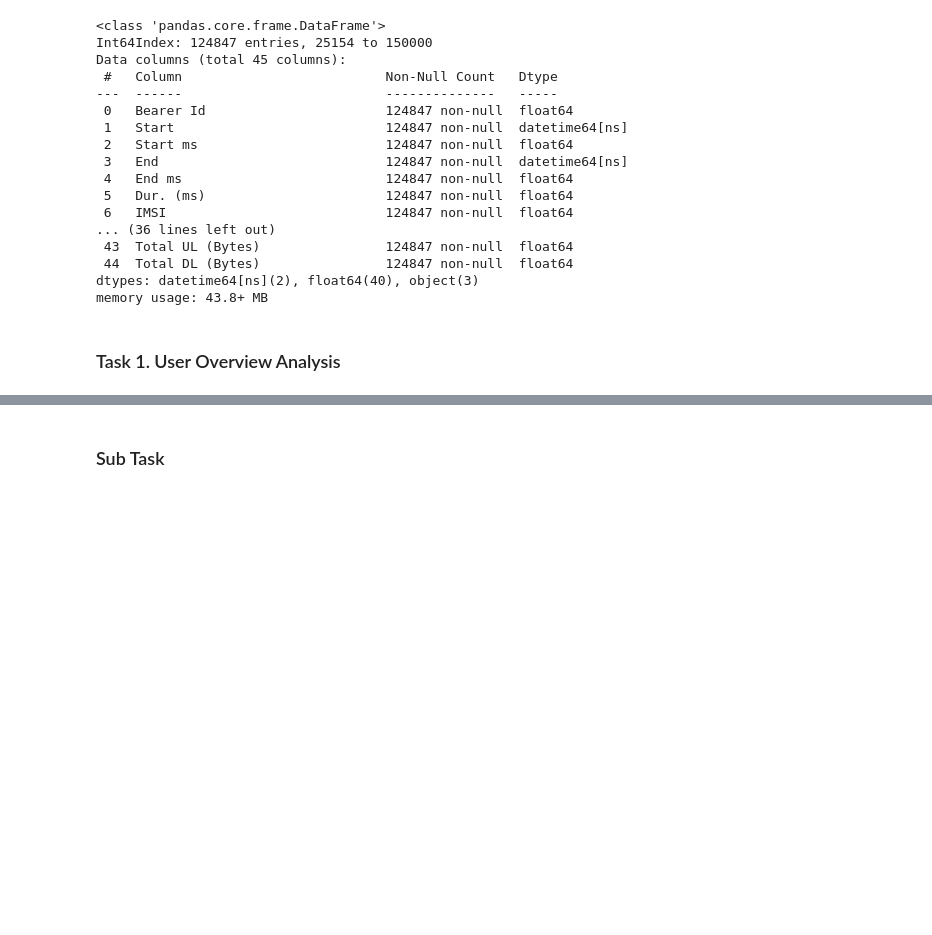
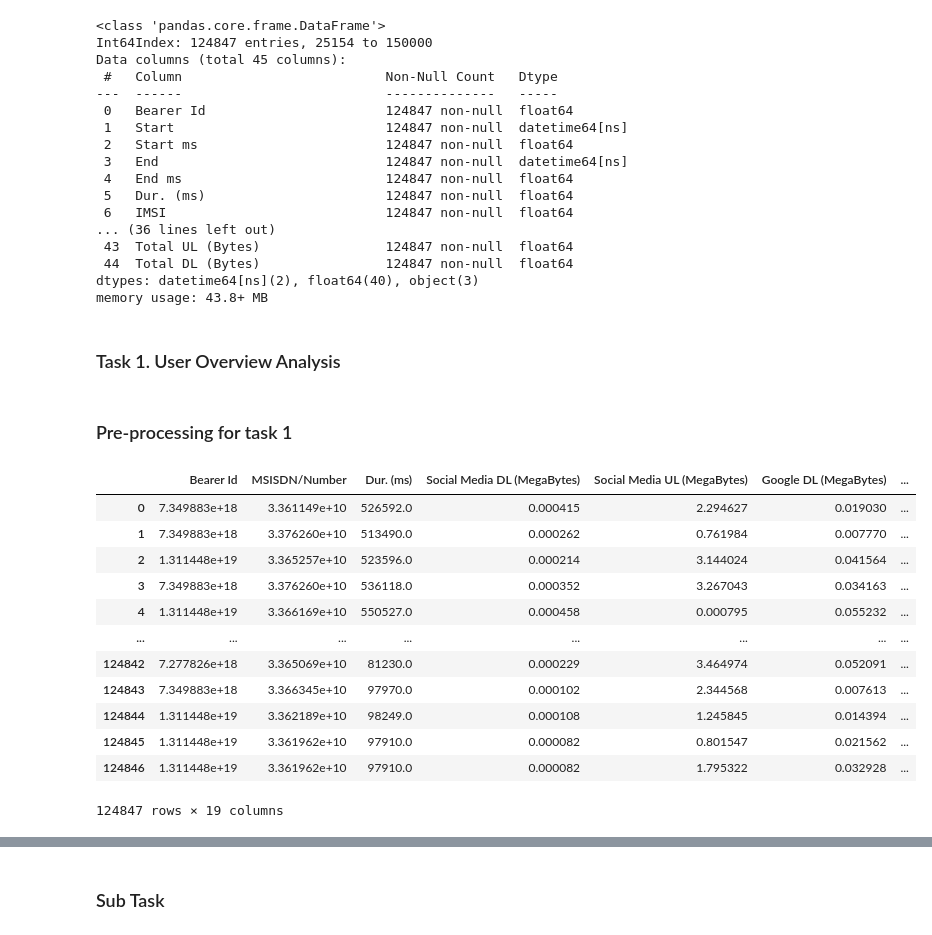
Before and after one commit to KutashiMA/Telecom_User_Analytics, a Jupyter notebook: User_Analytics.ipynb, the cells around one changed output, grey strips where cells are left out. Saved outputs shown, nothing was run; the diff lists cells and outputs as text; code cells hidden in the pictures; blank space fills up the shorter version.

Commit message:
completed task 1.1

```diff
--- a/User_Analytics.ipynb
+++ b/User_Analytics.ipynb
@@ -304,5 +304,7 @@ dtypes: datetime64[ns](2), float64(40), object(3)
 memory usage: 43.8+ MB
 # %%
 df_pp.reset_index(drop=True, inplace=True)
-# %% [markdown]
-### Task 1. User Overview Analysis
+# %% [markdown]
+### Task 1. User Overview Analysis
+# %% [markdown]
+### Pre-processing for task 1
@@ -308,0 +333,35 @@ df_pp.reset_index(drop=True, inplace=True)
+# %%
+lst = ['Bearer Id', 'MSISDN/Number', 'Dur. (ms)']
+lst2 = []
+
+n_df = pd.DataFrame()
+
+for i in lst:
+    n_df[i]= df_pp[i]
+
+for i in df_pp.columns[-16:]:
+    lst2.append(re.sub('Bytes', 'MegaBytes', i))
+
+count = -17
+for i in lst2:
+    n_df[i] = df_pp[df_pp.columns[count]]
+    count +=1
+
+for i in n_df.columns[3:]:
+    n_df[i]= convert_bytes_to_megabytes(n_df, i)
+
+n_df
+# %% [output]
+|  | Bearer Id | MSISDN/Number | Dur. (ms) | Social Media DL (MegaBytes) | Social Media UL (MegaBytes) | Google DL (MegaBytes) | ... |
+| 0 | 7.349883e+18 | 3.361149e+10 | 526592.0 | 0.000415 | 2.294627 | 0.019030 | ... |
+| 1 | 7.349883e+18 | 3.376260e+10 | 513490.0 | 0.000262 | 0.761984 | 0.007770 | ... |
+| 2 | 1.311448e+19 | 3.365257e+10 | 523596.0 | 0.000214 | 3.144024 | 0.041564 | ... |
+| 3 | 7.349883e+18 | 3.376260e+10 | 536118.0 | 0.000352 | 3.267043 | 0.034163 | ... |
+| 4 | 1.311448e+19 | 3.366169e+10 | 550527.0 | 0.000458 | 0.000795 | 0.055232 | ... |
+| ... | ... | ... | ... | ... | ... | ... | ... |
+| 124842 | 7.277826e+18 | 3.365069e+10 | 81230.0 | 0.000229 | 3.464974 | 0.052091 | ... |
+| 124843 | 7.349883e+18 | 3.366345e+10 | 97970.0 | 0.000102 | 2.344568 | 0.007613 | ... |
+| 124844 | 1.311448e+19 | 3.362189e+10 | 98249.0 | 0.000108 | 1.245845 | 0.014394 | ... |
+| 124845 | 1.311448e+19 | 3.361962e+10 | 97910.0 | 0.000082 | 0.801547 | 0.021562 | ... |
+| 124846 | 1.311448e+19 | 3.361962e+10 | 97910.0 | 0.000082 | 1.795322 | 0.032928 | ... |
+124847 rows × 19 columns
```
Also changed, not shown: parts of 41 cells of this notebook.
